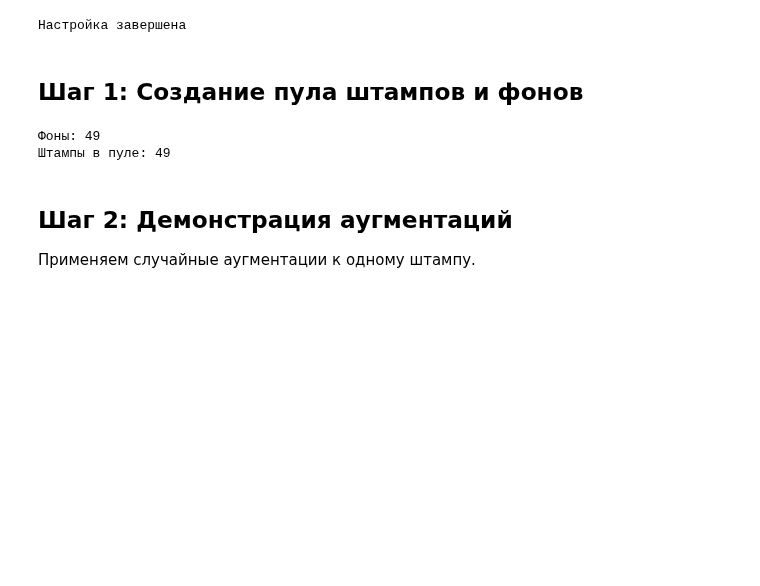
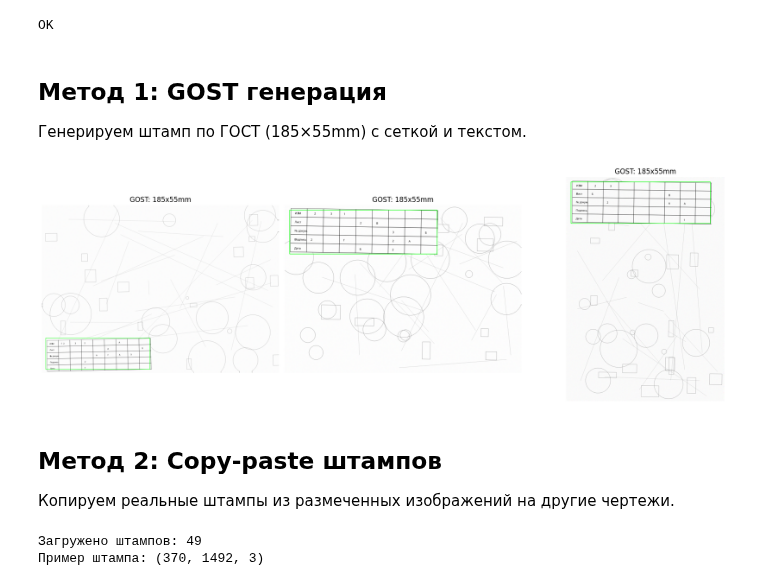
Before and after one commit to Sapar-hub/aie-group-2-sapar, a Jupyter notebook: project/notebooks/exp02_synthetic_data.ipynb, the cells around one changed output. Drawn from its saved outputs; the diff is of its cells as text; code cells hidden in the pictures; blank space fills up the shorter version.

```diff
--- a/project/notebooks/exp02_synthetic_data.ipynb
+++ b/project/notebooks/exp02_synthetic_data.ipynb
@@ -14,45 +12,65 @@
 # %%
 import sys
-sys.path.insert(0, "../src")
+sys.path.insert(0, '../src')
 
 from pathlib import Path
+import cv2
 import matplotlib.pyplot as plt
-import cv2
-import numpy as np
+import random
 
-from data.loader import load_image_and_labels, visualize_bounding_boxes
-from data.synthetic import crop_stamp_regions, generate_synthetic_image
-from data.augment import apply_augmentations
+from data.loader import load_image_and_labels
+from data.synthetic import (
+    generate_synthetic_image,
+    generate_synthetic_from_real,
+    crop_stamp_from_image,
+    GOST_FORMS
+)
 
-DATA_DIR = Path("../data")
-IMAGE_DIR = DATA_DIR / "images" / "test"
-LABEL_DIR = DATA_DIR / "labels" / "test"
-SYNTH_DIR = DATA_DIR / "images" / "synthetic"
-SYNTH_DIR.mkdir(exist_ok=True)
+DATA_DIR = Path('../data')
+IMAGE_DIR = DATA_DIR / 'images' / 'test'
+LABEL_DIR = DATA_DIR / 'labels' / 'test'
 
-print("Настройка завершена")
+print('OK')
 # %% [output]
-Настройка завершена
+OK
-# %% [markdown]
-## Шаг 1: Создание пула штампов и фонов
+# %% [markdown]
+## Метод 1: GOST генерация
+
+Генерируем штамп по ГОСТ (185×55mm) с сеткой и текстом.
+# %%
+fig, axes = plt.subplots(1, 3, figsize=(18, 6))
+
+for i, ax in enumerate(axes):
+    img, label, meta = generate_synthetic_image(dpi=200)
+    x, y, w, h = meta['stamp_bbox']
+    cv2.rectangle(img, (x, y), (x+w, y+h), (0, 255, 0), 3)
+    ax.imshow(cv2.cvtColor(img, cv2.COLOR_BGR2RGB))
+    ax.set_title(f"GOST: {meta['form_width_mm']}x{meta['form_height_mm']}mm")
+    ax.axis('off')
+
+plt.tight_layout()
+plt.show()
+# %% [output]
+[figure, added]
+# %% [markdown]
+## Метод 2: Copy-paste штампов
+
+Копируем реальные штампы из размеченных изображений на другие чертежи.
 # %%
-# Собираем все штампы и фоны
-all_images_info = []
-all_stamps = []
+# Загружаем реальные изображения и вырезаем штампы
+all_images = sorted(IMAGE_DIR.glob('*.png')) + sorted(IMAGE_DIR.glob('*.jpg'))
+real_stamps = []
 
-for img_path in sorted(IMAGE_DIR.glob("*.png")) + sorted(IMAGE_DIR.glob("*.jpg")):
+for img_path in all_images:
     img, lbls = load_image_and_labels(img_path, LABEL_DIR)
-    all_images_info.append((img_path, img, lbls))
     if lbls.size > 0:
-        stamps = crop_stamp_regions(img, lbls)
-        all_stamps.extend(stamps)
+        stamp = crop_stamp_from_image(img, lbls, margin=0.05)
+        if stamp.size > 0:
+            real_stamps.append((img_path, img, stamp))
 
-print(f"Фоны: {len(all_images_info)}")
-print(f"Штампы в пуле: {len(all_stamps)}")
+print(f'Загружено штампов: {len(real_stamps)}')
+if real_stamps:
+    print(f'Пример штампа: {real_stamps[0][2].shape}')
 # %% [output]
-Фоны: 49
-Штампы в пуле: 49
+Загружено штампов: 49
+Пример штампа: (370, 1492, 3)
-# %% [markdown]
-## Шаг 2: Демонстрация аугментаций
-
-Применяем случайные аугментации к одному штампу.
```
Also changed, not shown: parts of 9 cells of this notebook, 8 other files.
